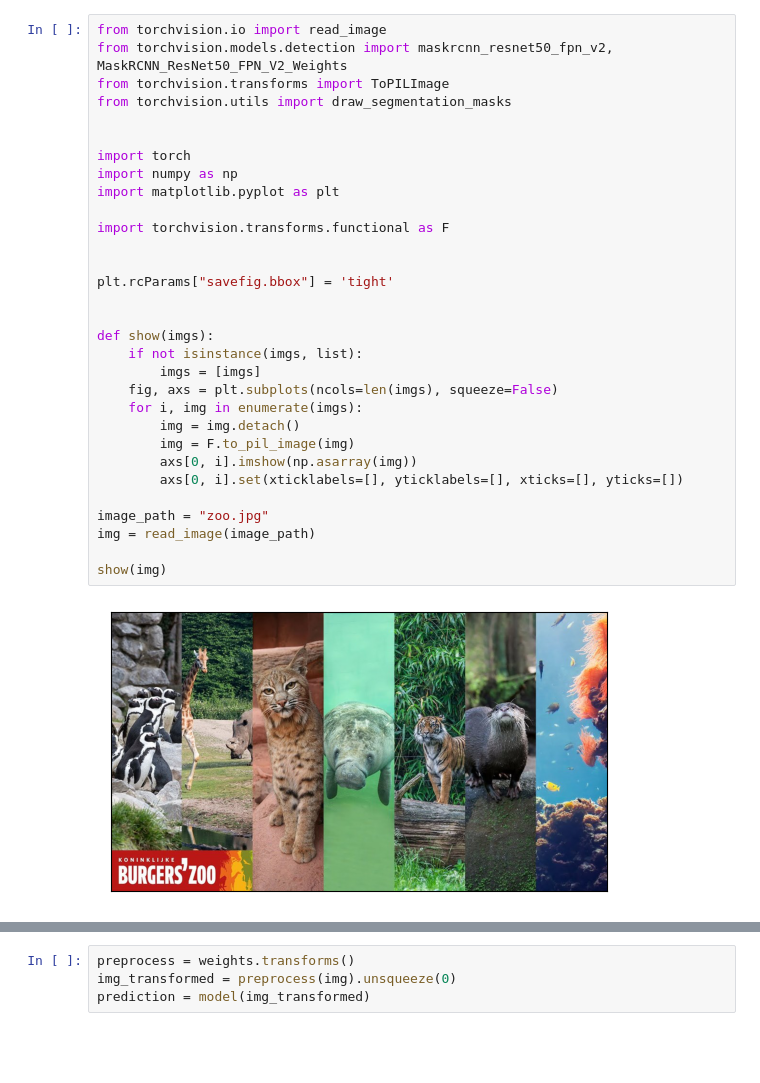
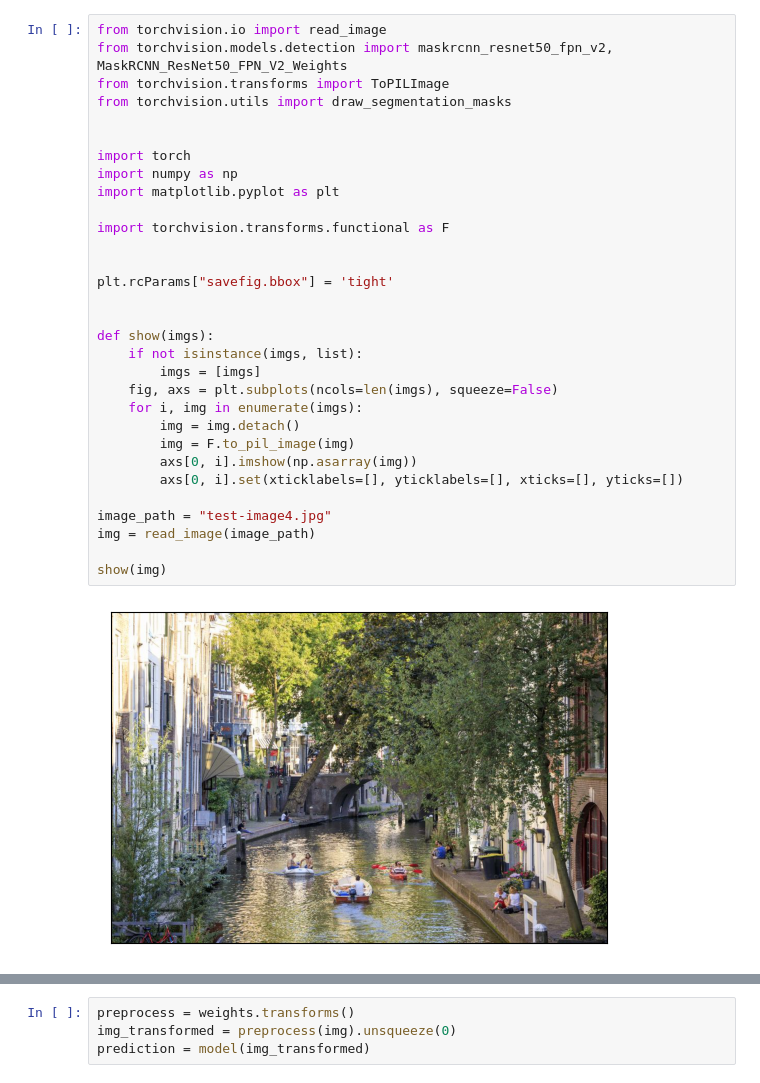
Before and after one commit to BlockCat/-rcnn-mask-rcnn--tests, a Jupyter notebook: Mask rcnn.ipynb, the cells around one changed output, grey strips where cells are left out. Saved outputs shown, nothing was run; the diff lists cells and outputs as text; blank space fills up the shorter version.

```diff
--- a/Mask rcnn.ipynb
+++ b/Mask rcnn.ipynb
@@ -2,35 +2,35 @@
 from torchvision.io import read_image
 from torchvision.models.detection import maskrcnn_resnet50_fpn_v2, MaskRCNN_ResNet50_FPN_V2_Weights
 from torchvision.transforms import ToPILImage
 from torchvision.utils import draw_segmentation_masks
 
 
 import torch
 import numpy as np
 import matplotlib.pyplot as plt
 
 import torchvision.transforms.functional as F
 
 
 plt.rcParams["savefig.bbox"] = 'tight'
 
 
 def show(imgs):
     if not isinstance(imgs, list):
         imgs = [imgs]
     fig, axs = plt.subplots(ncols=len(imgs), squeeze=False)
     for i, img in enumerate(imgs):
         img = img.detach()
         img = F.to_pil_image(img)
         axs[0, i].imshow(np.asarray(img))
         axs[0, i].set(xticklabels=[], yticklabels=[], xticks=[], yticks=[])
 
-image_path = "zoo.jpg"
+image_path = "test-image4.jpg"
 img = read_image(image_path)
 
 show(img)
 # %% [output]
-[figure, old version]
+[figure, new version]
 # %%
 weights = MaskRCNN_ResNet50_FPN_V2_Weights.COCO_V1
 model = maskrcnn_resnet50_fpn_v2(weights=weights)
```
Also changed, not shown: parts of 2 cells of this notebook.
